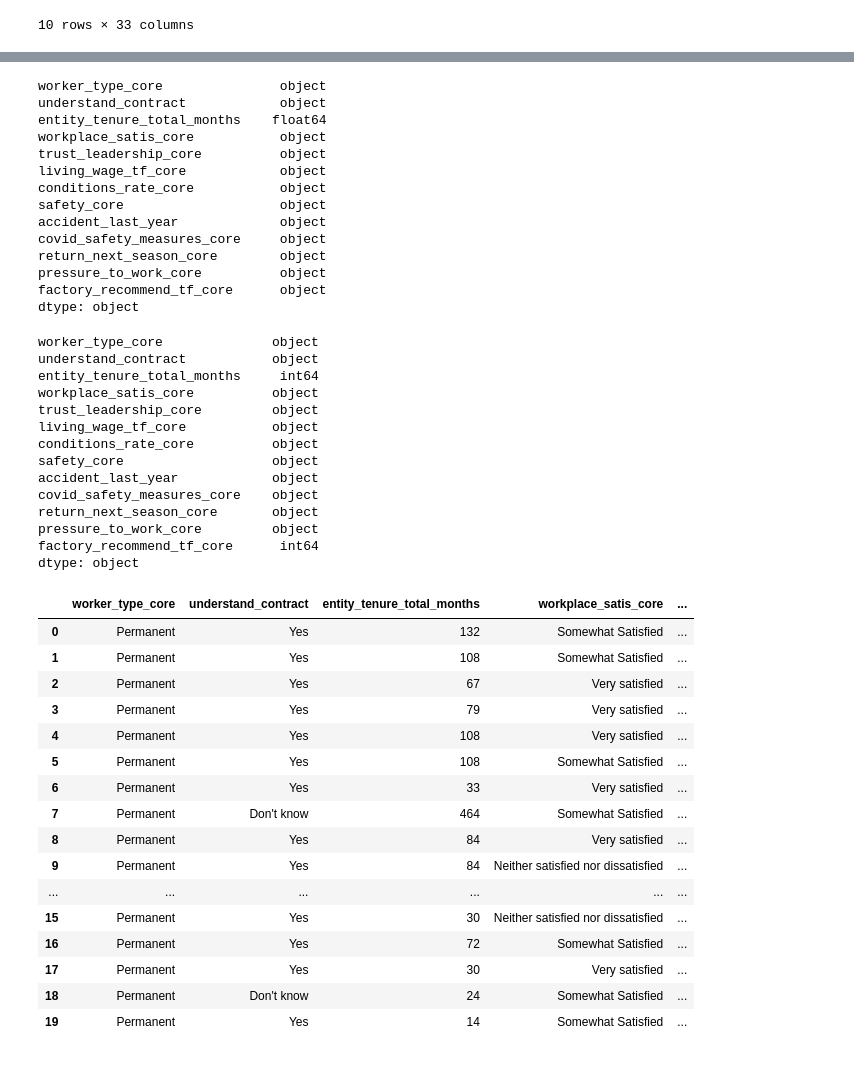
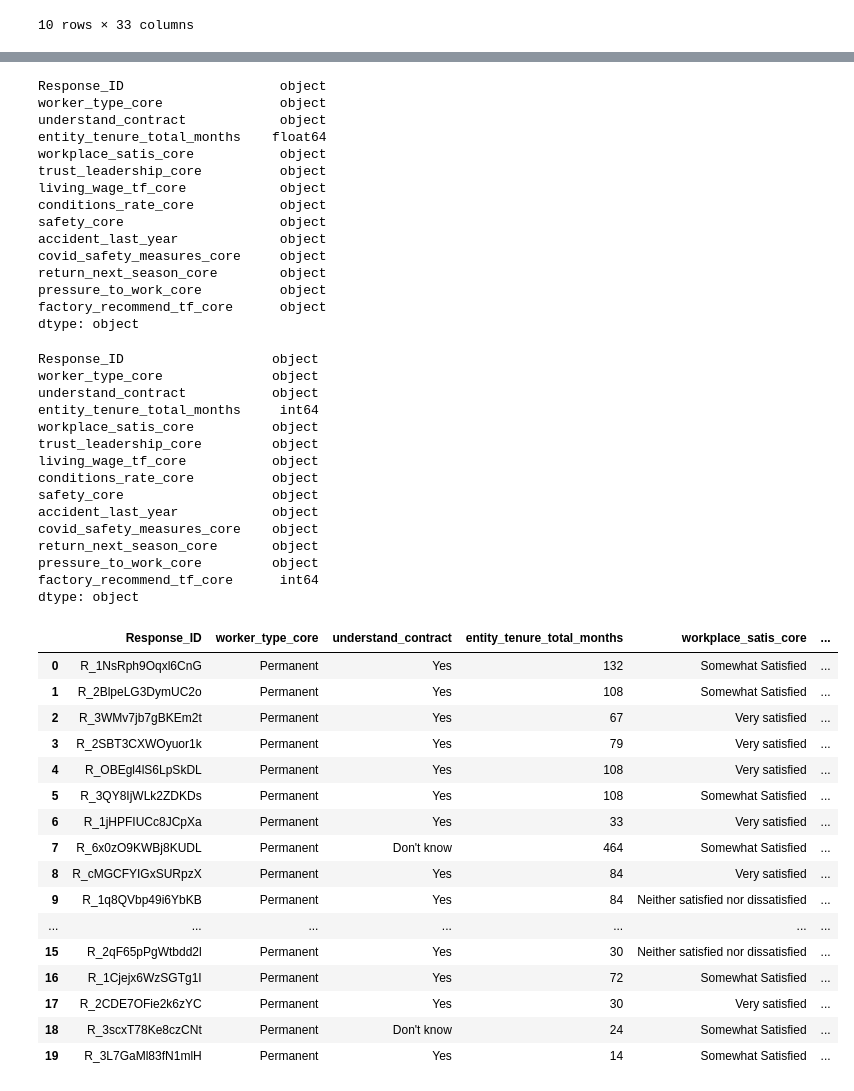
Before and after one commit to andreabassetti/fairtrade, a Jupyter notebook: fairtrade_clean_data.ipynb, the cells around one changed output, grey strips where cells are left out. Drawn from its saved outputs; the diff is of its cells as text; code cells hidden in the pictures.

```diff
--- a/fairtrade_clean_data.ipynb
+++ b/fairtrade_clean_data.ipynb
@@ -22,10 +23,10 @@ fairtrade_df.head(10)
 10 rows × 33 columns
 # %%
 # Change column names
-fairtrade_df.rename(columns = {'entity_tenure - Months':'entity_tenure_total_months'}, inplace = True)
+fairtrade_df.rename(columns = {'entity_tenure - Months':'entity_tenure_total_months','Response ID':'Response_ID'}, inplace = True)
 
 # Drop columns
-fairtrade_df.drop(['Survey Number','Response ID','ch_account_name','gender_core','age_core',
+fairtrade_df.drop(['Survey Number','ch_account_name','gender_core','age_core',
                    'education_level_core','entity_seasons','work_last_season_tf','num_week_income_core_usd',
                    'num_week_income_core_mxn','weeks_per_year','income_change_core','save_money_tf_core',
                    'financial_resilience_core','unsafe_reason_ms_core','management_complaint_treatment_core',
@@ -115,6 +118,7 @@ dtype: int64
 # Check the datatypes of our columns
 fairtrade_df.dtypes
 # %% [output]
+Response_ID                    object
 worker_type_core               object
 understand_contract            object
 entity_tenure_total_months    float64
@@ -136,6 +140,7 @@ fairtrade_df['entity_tenure_total_months'] = fairtrade_df['entity_tenure_total_m
 
 fairtrade_df.dtypes
 # %% [output]
+Response_ID                   object
 worker_type_core              object
 understand_contract           object
 entity_tenure_total_months     int64
@@ -152,31 +157,30 @@ factory_recommend_tf_core      int64
 dtype: object
 # %%
 # Transform factory_recommend_tf_core to have a NPS score
-# Values 0-6 would be coded as '0' (demoter)
-# Values 7-8 would be coded as '1' (neutral)
-# Values 9-10 would be coded as '2' (promoter)
+# Values 0-5 would be coded as '0' (demoter)
+# Values 6-10 would be coded as '1' (promoter)
 
-fairtrade_df['factory_recommend_tf_score'] = pd.cut(fairtrade_df['factory_recommend_tf_core'], bins=[0, 6, 8, 10], include_lowest=True, labels=['0', '1', '2'])
+fairtrade_df['factory_recommend_tf_score'] = pd.cut(fairtrade_df['factory_recommend_tf_core'], bins=[0, 5, 10], include_lowest=True, labels=['0', '1'])
 
 fairtrade_df.head(20)
 # %% [output]
-|  | worker_type_core | understand_contract | entity_tenure_total_months | workplace_satis_core | ... |
-| 0 | Permanent | Yes | 132 | Somewhat Satisfied | ... |
-| 1 | Permanent | Yes | 108 | Somewhat Satisfied | ... |
-| 2 | Permanent | Yes | 67 | Very satisfied | ... |
-| 3 | Permanent | Yes | 79 | Very satisfied | ... |
-| 4 | Permanent | Yes | 108 | Very satisfied | ... |
-| 5 | Permanent | Yes | 108 | Somewhat Satisfied | ... |
-| 6 | Permanent | Yes | 33 | Very satisfied | ... |
-| 7 | Permanent | Don't know | 464 | Somewhat Satisfied | ... |
-| 8 | Permanent | Yes | 84 | Very satisfied | ... |
-| 9 | Permanent | Yes | 84 | Neither satisfied nor dissatisfied | ... |
-| ... | ... | ... | ... | ... | ... |
-| 15 | Permanent | Yes | 30 | Neither satisfied nor dissatisfied | ... |
-| 16 | Permanent | Yes | 72 | Somewhat Satisfied | ... |
-| 17 | Permanent | Yes | 30 | Very satisfied | ... |
-| 18 | Permanent | Don't know | 24 | Somewhat Satisfied | ... |
-| 19 | Permanent | Yes | 14 | Somewhat Satisfied | ... |
+|  | Response_ID | worker_type_core | understand_contract | entity_tenure_total_months | workplace_satis_core | ... |
+| 0 | R_1NsRph9Oqxl6CnG | Permanent | Yes | 132 | Somewhat Satisfied | ... |
+| 1 | R_2BlpeLG3DymUC2o | Permanent | Yes | 108 | Somewhat Satisfied | ... |
+| 2 | R_3WMv7jb7gBKEm2t | Permanent | Yes | 67 | Very satisfied | ... |
+| 3 | R_2SBT3CXWOyuor1k | Permanent | Yes | 79 | Very satisfied | ... |
+| 4 | R_OBEgl4lS6LpSkDL | Permanent | Yes | 108 | Very satisfied | ... |
+| 5 | R_3QY8IjWLk2ZDKDs | Permanent | Yes | 108 | Somewhat Satisfied | ... |
+| 6 | R_1jHPFIUCc8JCpXa | Permanent | Yes | 33 | Very satisfied | ... |
+| 7 | R_6x0zO9KWBj8KUDL | Permanent | Don't know | 464 | Somewhat Satisfied | ... |
+| 8 | R_cMGCFYIGxSURpzX | Permanent | Yes | 84 | Very satisfied | ... |
+| 9 | R_1q8QVbp49i6YbKB | Permanent | Yes | 84 | Neither satisfied nor dissatisfied | ... |
+| ... | ... | ... | ... | ... | ... | ... |
+| 15 | R_2qF65pPgWtbdd2l | Permanent | Yes | 30 | Neither satisfied nor dissatisfied | ... |
+| 16 | R_1Cjejx6WzSGTg1I | Permanent | Yes | 72 | Somewhat Satisfied | ... |
+| 17 | R_2CDE7OFie2k6zYC | Permanent | Yes | 30 | Very satisfied | ... |
+| 18 | R_3scxT78Ke8czCNt | Permanent | Don't know | 24 | Somewhat Satisfied | ... |
+| 19 | R_3L7GaMl83fN1mlH | Permanent | Yes | 14 | Somewhat Satisfied | ... |
 # %%
 # Drop old factory_recommend_tf_core
 fairtrade_df.drop(['factory_recommend_tf_core'], axis=1, inplace=True)
```
Also changed, not shown: parts of 13 cells of this notebook.
